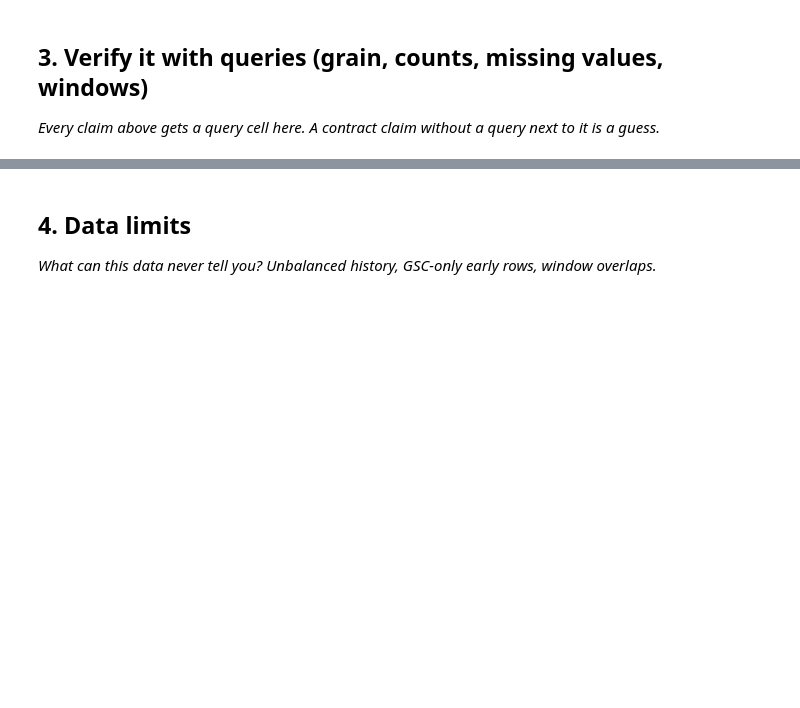
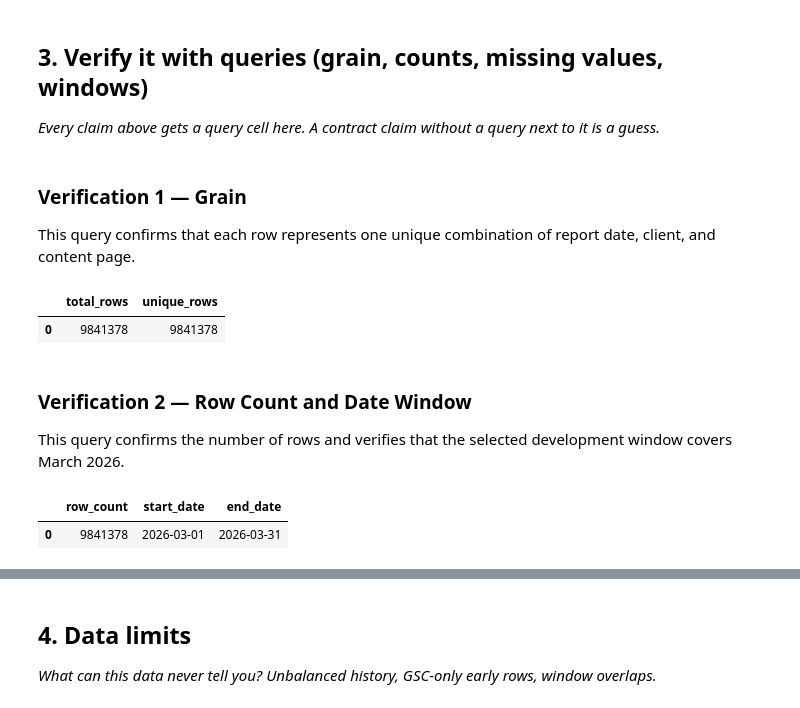
Before and after one commit to iammns9/flyrank_ml_internship, a Jupyter notebook: work/notebooks/w03_data_contract.ipynb, the cells around one changed output, grey strips where cells are left out. Cells and saved outputs as stored; diff of their text form; code cells hidden in the pictures; blank space fills up the shorter version.

```diff
--- a/work/notebooks/w03_data_contract.ipynb
+++ b/work/notebooks/w03_data_contract.ipynb
@@ -29,0 +95,33 @@ This skeleton is yours to fill. Work the sections **in order** — each one has
+# %% [markdown]
+### Verification 1 — Grain
+
+This query confirms that each row represents one unique combination of report date, client, and content page.
+# %%
+con.sql(f"""
+SELECT
+    COUNT(*) AS total_rows,
+    COUNT(DISTINCT (report_date, client_hash_id, content_hash_id)) AS unique_rows
+FROM {TABLES['fact_daily']}
+WHERE year(report_date)=2026
+AND month(report_date)=3
+""").df()
+# %% [output]
+|  | total_rows | unique_rows |
+| 0 | 9841378 | 9841378 |
+# %% [markdown]
+### Verification 2 — Row Count and Date Window
+
+This query confirms the number of rows and verifies that the selected development window covers March 2026.
+# %%
+con.sql(f"""
+SELECT
+    COUNT(*) AS row_count,
+    MIN(report_date) AS start_date,
+    MAX(report_date) AS end_date
+FROM {TABLES['fact_daily']}
+WHERE year(report_date)=2026
+AND month(report_date)=3
+""").df()
+# %% [output]
+|  | row_count | start_date | end_date |
+| 0 | 9841378 | 2026-03-01 | 2026-03-31 |
```
Also changed, not shown: parts of 17 cells of this notebook.
